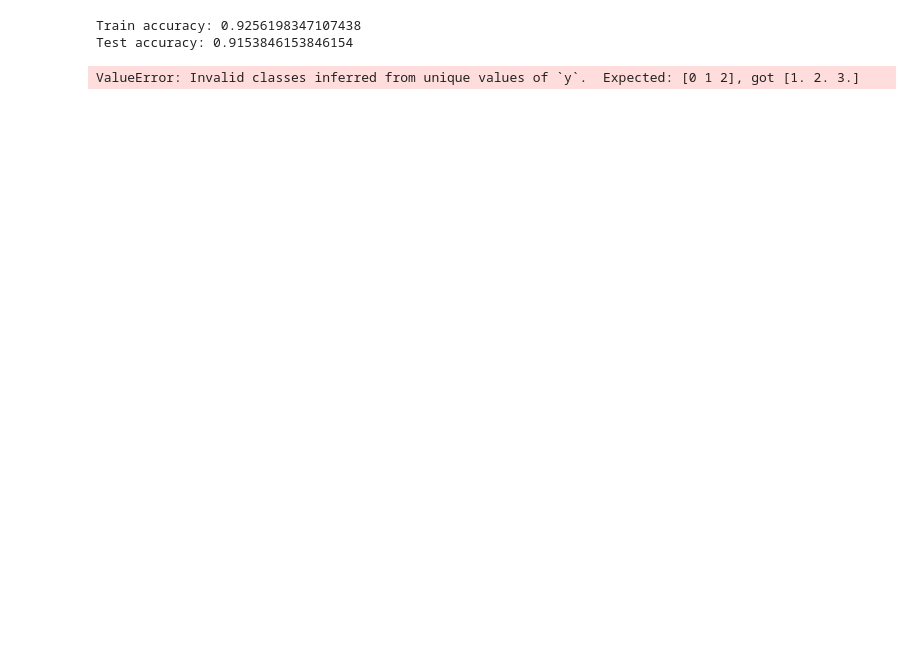
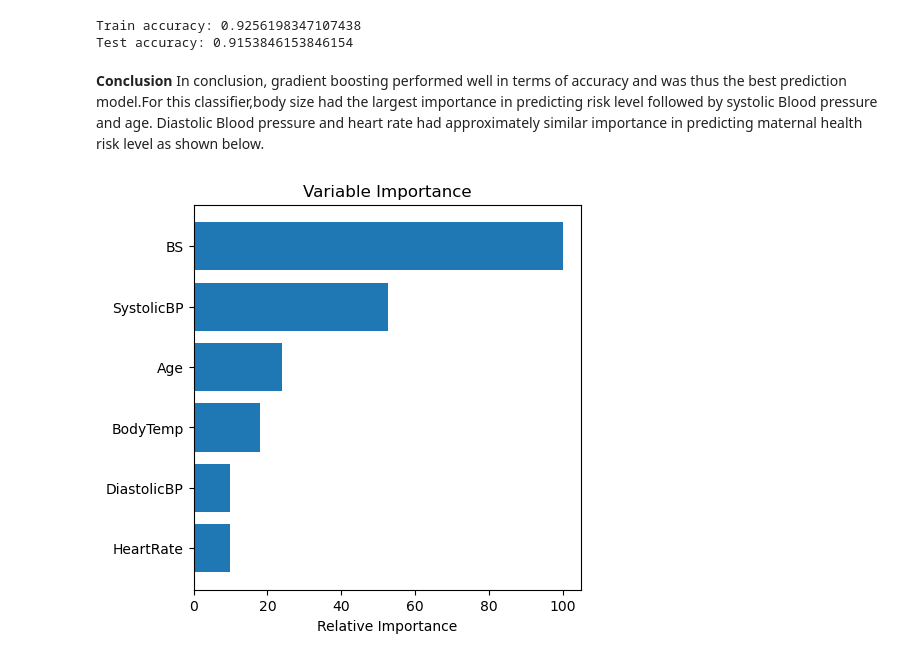
Before and after one commit to daisichela/project-showcase, a Jupyter notebook: maternal_health_risk_code.ipynb, the cells around one changed output. Drawn from its saved outputs; the diff is of its cells as text; code cells hidden in the pictures; blank space fills up the shorter version.

```diff
--- a/maternal_health_risk_code.ipynb
+++ b/maternal_health_risk_code.ipynb
@@ -265,9 +305,21 @@ print("Test accuracy:",gradient_boosting_classifier.score(X_test,y_test))
 # %% [output]
 Train accuracy: 0.9256198347107438
 Test accuracy: 0.9153846153846154
-# %%
-
-xgboost_classifier = XGBClassifier(random_state=0)
-xgboost_classifier.fit(x, y)
-# %% [output]
-ValueError: Invalid classes inferred from unique values of `y`.  Expected: [0 1 2], got [1. 2. 3.]
+# %% [markdown]
+**Conclusion**
+In conclusion, gradient boosting performed well in terms of accuracy and was thus the best prediction model.For this classifier,body size had the largest importance in predicting risk level followed by systolic Blood pressure and age. Diastolic Blood pressure and heart rate had approximately similar importance in predicting maternal health risk level as shown below.
+# %%
+feature_importance = gradient_boosting_classifier.feature_importances_
+# make importances relative to max importance
+feature_importance = 100.0 * (feature_importance / feature_importance.max())
+sorted_idx = np.argsort(feature_importance)
+pos = np.arange(sorted_idx.shape[0]) + .5
+# plt.subplot(1, 2, 2)
+plt.figure(figsize=(5, 5))
+plt.barh(pos, feature_importance[sorted_idx], align='center')
+plt.yticks(pos, X_train.keys()[sorted_idx])
+plt.xlabel('Relative Importance')
+plt.title('Variable Importance')
+plt.show()
+# %% [output]
+[figure, added]
```
Also changed, not shown: parts of 20 cells of this notebook.
